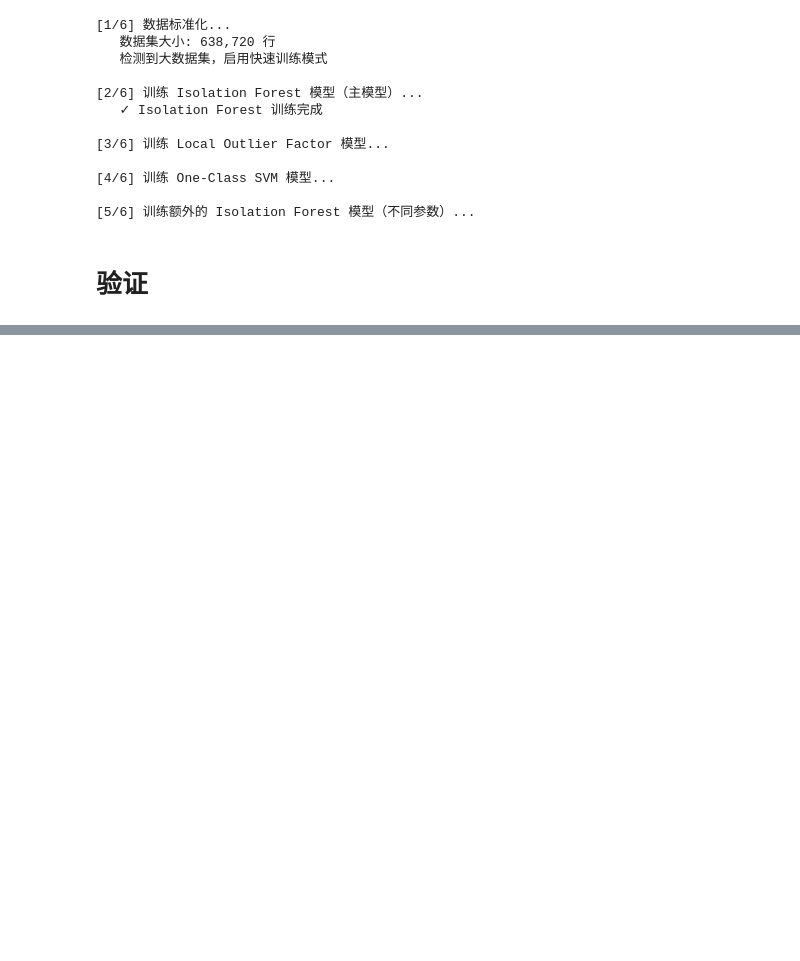
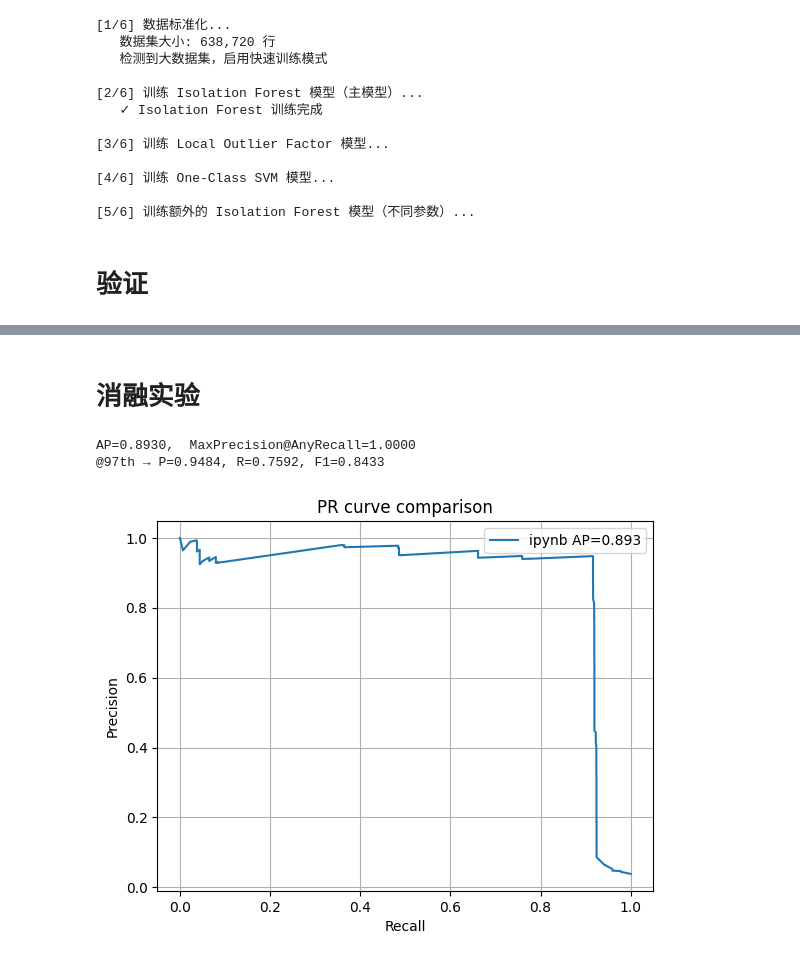
Before and after one commit to FKBGrenshe/forestMachineLearning, a Jupyter notebook: wanglaIsolationForestVersion/allInOne.ipynb, the cells around one changed output, grey strips where cells are left out. Drawn from its saved outputs; the diff is of its cells as text; code cells hidden in the pictures; blank space fills up the shorter version.

```diff
--- a/wanglaIsolationForestVersion/allInOne.ipynb
+++ b/wanglaIsolationForestVersion/allInOne.ipynb
@@ -368,0 +414,46 @@ NameError: name '_get_anomaly_scores_v2' is not defined
+# %% [markdown]
+# 消融实验
+# %%
+from sklearn.metrics import precision_recall_curve, average_precision_score
+import numpy as np
+
+# 统一分数定义：越大越异常
+scores = -isoModel.decision_function(x_valid)
+ap = average_precision_score(y_valid, scores)
+
+prec, rec, thr = precision_recall_curve(y_valid, scores)
+
+print(f"AP={ap:.4f},  MaxPrecision@AnyRecall={prec.max():.4f}")
+
+# 看你固定97分位在曲线上的位置
+p97 = np.percentile(scores, 97)
+yp97 = (scores >= p97).astype(int)
+from sklearn.metrics import precision_recall_fscore_support
+P,R,F1,_ = precision_recall_fscore_support(y_valid, yp97, average="binary")
+print(f"@97th → P={P:.4f}, R={R:.4f}, F1={F1:.4f}")
+# %% [output]
+AP=0.8930,  MaxPrecision@AnyRecall=1.0000
+@97th → P=0.9484, R=0.7592, F1=0.8433
+# %%
+from sklearn.metrics import precision_recall_curve, average_precision_score
+
+scores1 = -isoModel.decision_function(x_valid)     # 左模型
+# scores2 = -model.decision_function(df_valid_feat)  # 右模型
+# y = y_valid_target
+
+ap1 = average_precision_score(y_valid, scores1)
+# ap2 = average_precision_score(y, scores2)
+
+# print(f"AP1={ap1:.4f}, AP2={ap2:.4f}")
+
+import matplotlib.pyplot as plt
+prec1, rec1, _ = precision_recall_curve(y_valid, scores1)
+# prec2, rec2, _ = precision_recall_curve(y, scores2)
+plt.plot(rec1, prec1, label=f'ipynb AP={ap1:.3f}')
+# plt.plot(rec2, prec2, label=f'your AP={ap2:.3f}')
+plt.xlabel("Recall"); plt.ylabel("Precision")
+plt.legend(); plt.grid(True)
+plt.title("PR curve comparison")
+plt.show()
+# %% [output]
+[figure, added]
```
Also changed, not shown: parts of 10 cells of this notebook, 1 other file.
